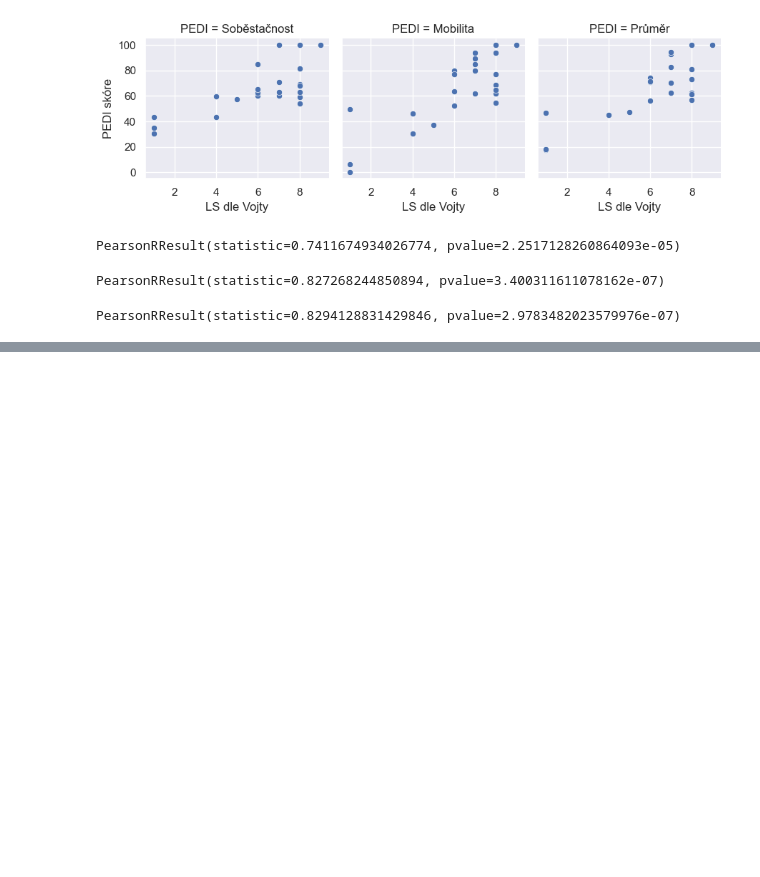
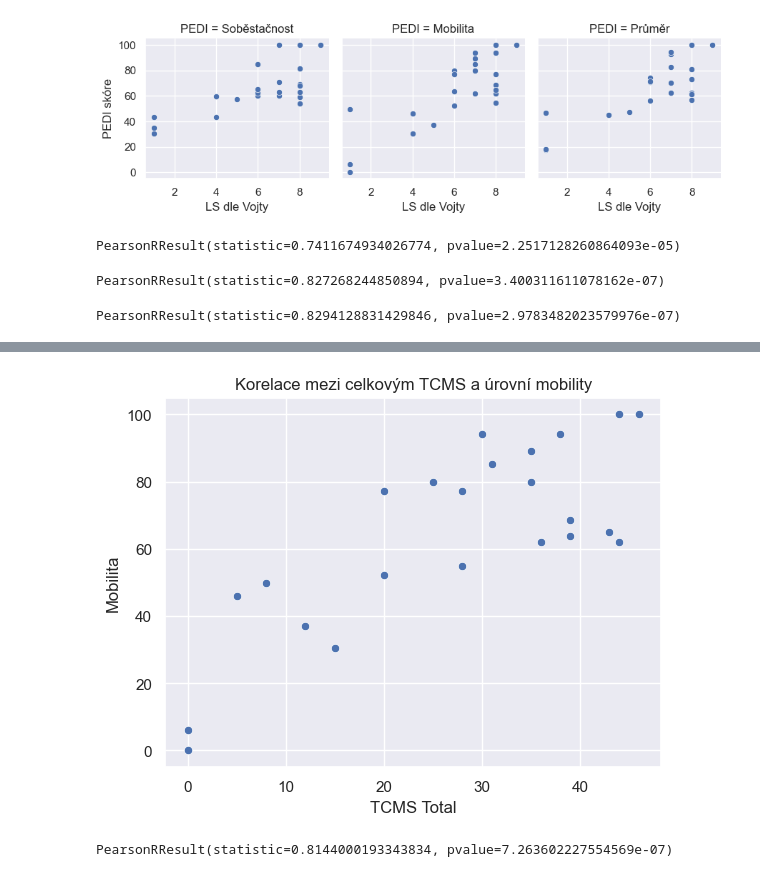
Before and after one commit to PavelHlubik/jirkovo-deti, a Jupyter notebook: main.ipynb, the cells around one changed output, grey strips where cells are left out. Drawn from its saved outputs; the diff is of its cells as text; code cells hidden in the pictures; blank space fills up the shorter version.

```diff
--- a/main.ipynb
+++ b/main.ipynb
@@ -103,0 +128,10 @@ PearsonRResult(statistic=0.8294128831429846, pvalue=2.9783482023579976e-07)
+# %%
+gfg = sns.scatterplot(x="total", y="mobility", data=df)
+_ = gfg.set(xlabel=labels["total"], ylabel=labels["mobility"], title="Korelace mezi celkovým TCMS a úrovní mobility")
+gfg.get_figure().savefig("plots/tcms_x_mobility.png")
+# %% [output]
+[figure, added]
+# %%
+stats.pearsonr(df.total, df.mobility)
+# %% [output]
+PearsonRResult(statistic=0.8144000193343834, pvalue=7.263602227554569e-07)
```
Also changed, not shown: parts of 5 cells of this notebook, 2 other files.
